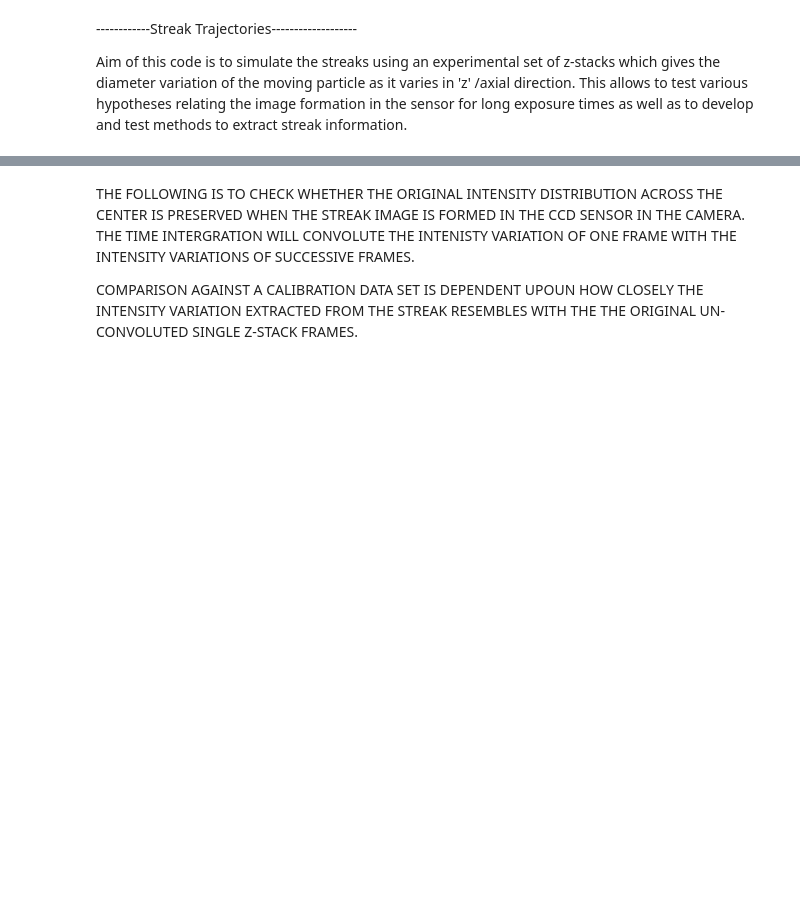
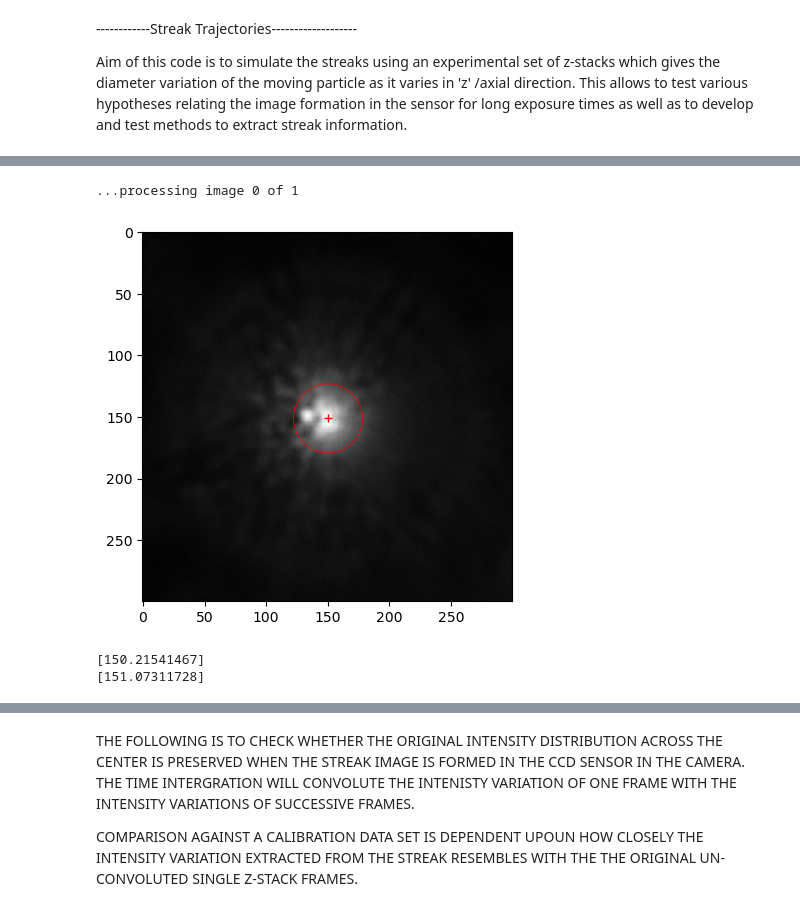
Before and after one commit to pamud-akalanka/FSVPy, a Jupyter notebook: SyntheticStreaks/trajectories.ipynb, the cells around one changed output, grey strips where cells are left out. Drawn from its saved outputs; the diff is of its cells as text; code cells hidden in the pictures; blank space fills up the shorter version.

```diff
--- a/SyntheticStreaks/trajectories.ipynb
+++ b/SyntheticStreaks/trajectories.ipynb
@@ -20,8 +18,8 @@ import cv2
 # %%
 #useless functions defined here :
-frames =[]
+#frames =[]
 #Get the center coordinates from the function in "radial_functions.py"
-def Get_Center(frameStart, frameEnd, plott):
+def Get_Center(frames,frameStart, frameEnd, plott):
 
     img = frames[frameStart:frameEnd]
     contour = fun.see_all_contours(img,100)
@@ -65,10 +63,11 @@ def conv_gray(frame):
 
 #Change path to the image set in the line below
 #frames =(pims.open('*.tif'))
-frames =(pims.open('*.tif'))
-img = frames[0:116]
+frames =(pims.open('D:/Lab_Data_Akalanka/substack_calibration_20x1x_3um_step0.25_2710um_2810um_10ms/*.tif'))
+img = frames[50:290]
 #rescale image here
-dim = 350
+dimx = 300
+dimy = 300
 
 #img = Image.open('')
 # %%
@@ -122 +117,10 @@ def morphimage(img,showplot):
+# %%
+test =225
+centerx, centery = Get_Center(adjusted_frames,test,test + 1,True)
+print(centerx); print(centery)
+# %% [output]
+...processing image 0 of 1
+[figure, added]
+[150.21541467]
+[151.07311728]
 # %%
```
Also changed, not shown: parts of 11 cells of this notebook, 2 other files.
